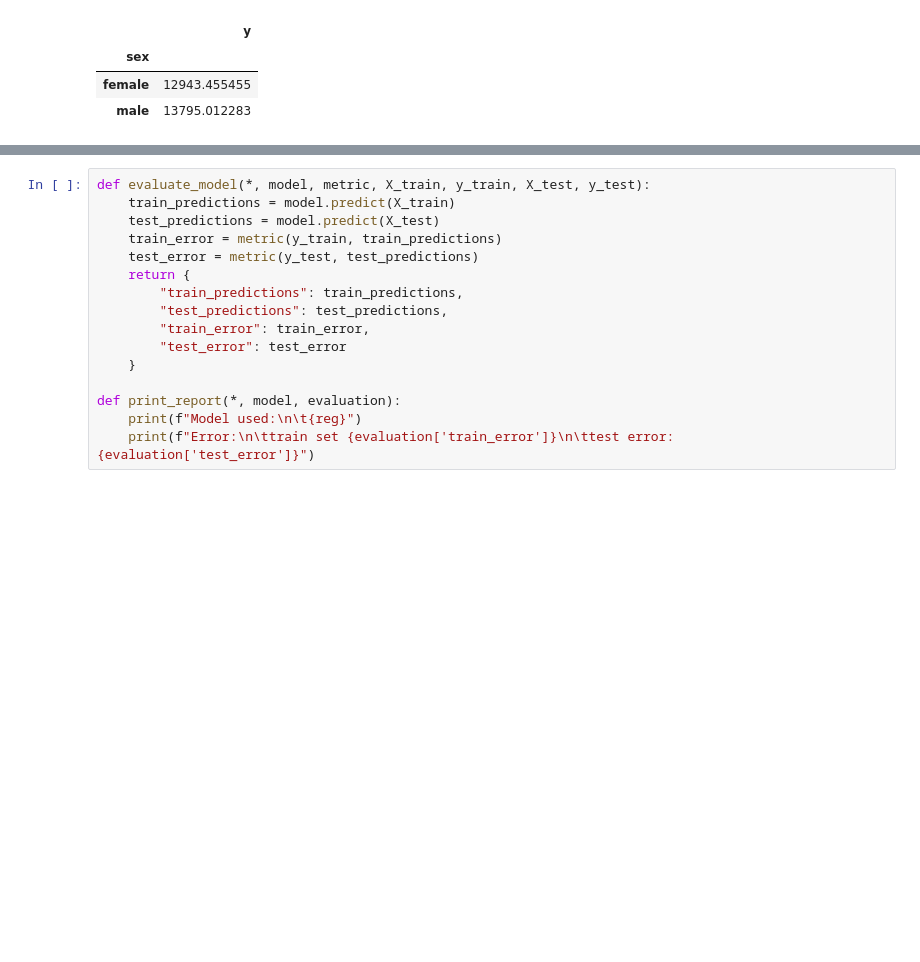
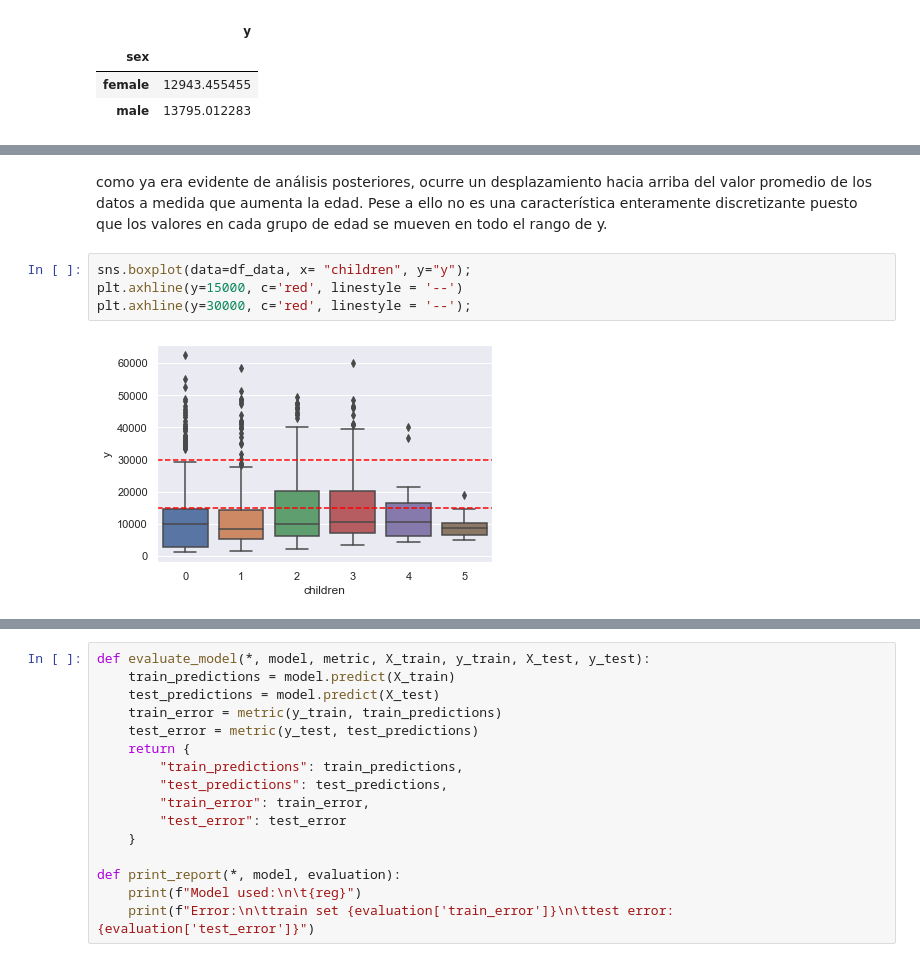
Before and after one commit to andres-soto-h/reto-regresion-ML1, a Jupyter notebook: report.ipynb, the cells around one changed output, grey strips where cells are left out. Cells and saved outputs as stored; diff of their text form; blank space fills up the shorter version.

```diff
--- a/report.ipynb
+++ b/report.ipynb
@@ -215,0 +236,8 @@ El costo promedio de atención para los hombres es un poco mas alto que para las
+# %% [markdown]
+como ya era evidente de análisis posteriores, ocurre un desplazamiento hacia arriba del valor promedio de los datos a medida que aumenta la edad. Pese a ello no es una característica enteramente discretizante puesto que los valores en cada grupo de edad se mueven en todo el rango de y.
+# %%
+sns.boxplot(data=df_data, x= "children", y="y");
+plt.axhline(y=15000, c='red', linestyle = '--')
+plt.axhline(y=30000, c='red', linestyle = '--');
+# %% [output]
+[figure, added]
```
Also changed, not shown: parts of 60 cells of this notebook.
